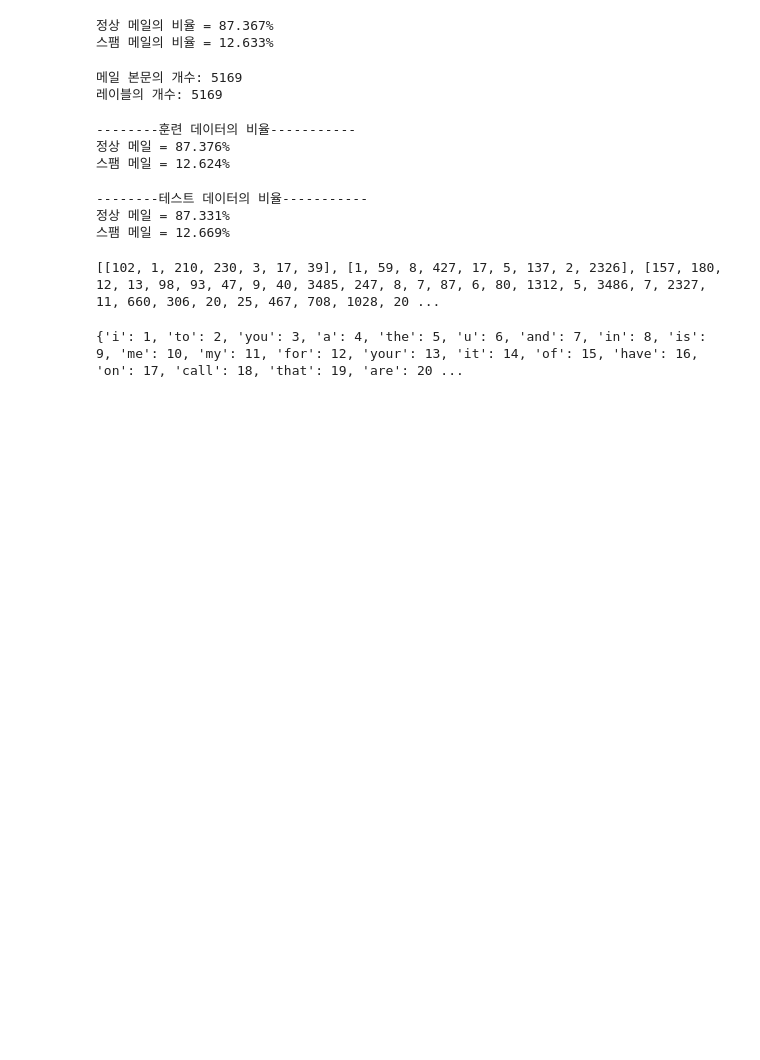
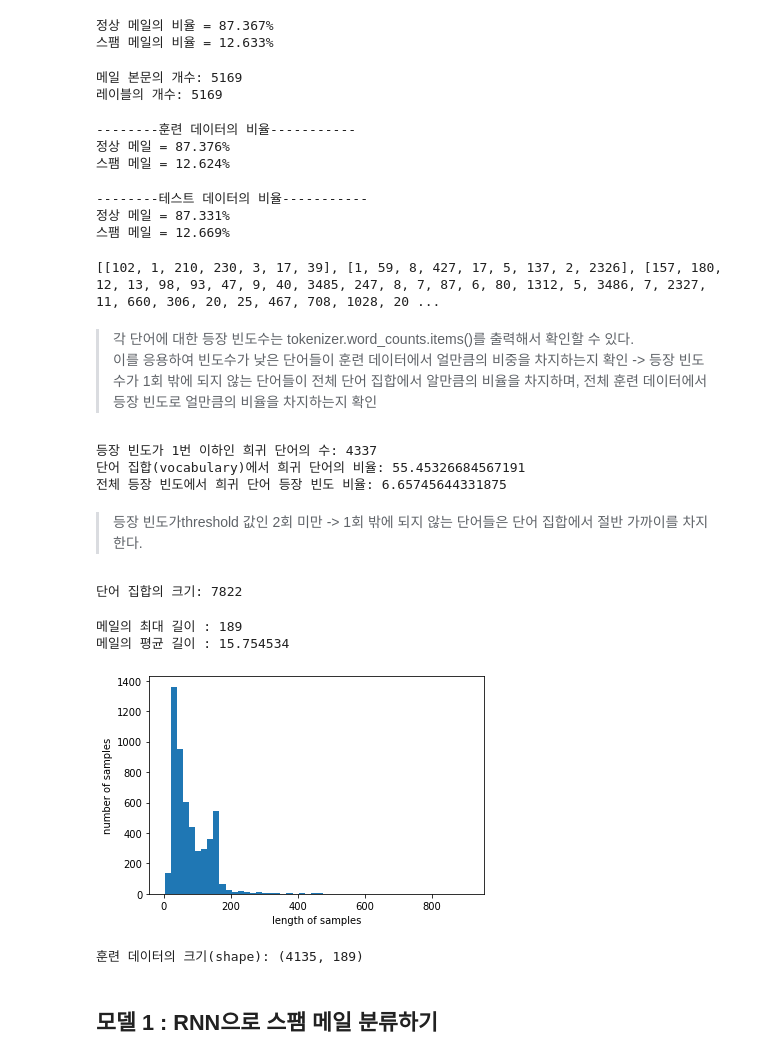
Before and after one commit to ForestEnv/YonseiSwEdu, a Jupyter notebook: SpamDetection.ipynb, the cells around one changed output. Saved outputs shown, nothing was run; the diff lists cells and outputs as text; code cells hidden in the pictures; blank space fills up the shorter version.

```diff
--- a/SpamDetection.ipynb
+++ b/SpamDetection.ipynb
@@ -126,8 +126,56 @@ X_train_encoded = tokenizer.texts_to_sequences(X_train)
 print(X_train_encoded[:5])
 # %% [output]
 [[102, 1, 210, 230, 3, 17, 39], [1, 59, 8, 427, 17, 5, 137, 2, 2326], [157, 180, 12, 13, 98, 93, 47, 9, 40, 3485, 247, 8, 7, 87, 6, 80, 1312, 5, 3486, 7, 2327, 11, 660, 306, 20, 25, 467, 708, 1028, 20 ...
-# %%
-word_to_index = tokenizer.word_index
-print(word_to_index)
-# %% [output]
-{'i': 1, 'to': 2, 'you': 3, 'a': 4, 'the': 5, 'u': 6, 'and': 7, 'in': 8, 'is': 9, 'me': 10, 'my': 11, 'for': 12, 'your': 13, 'it': 14, 'of': 15, 'have': 16, 'on': 17, 'call': 18, 'that': 19, 'are': 20 ...
+# %% [markdown]
+> 각 단어에 대한 등장 빈도수는 tokenizer.word_counts.items()를 출력해서 확인할 수 있다. <br>
+ 이를 응용하여 빈도수가 낮은 단어들이 훈련 데이터에서 얼만큼의 비중을 차지하는지 확인 -> 등장 빈도수가 1회 밖에 되지 않는 단어들이 전체 단어 집합에서 알만큼의 비율을 차지하며, 전체 훈련 데이터에서 등장 빈도로 얼만큼의 비율을 차지하는지 확인
+# %%
+word_to_index = tokenizer.word_index
+threshold = 2
+total_cnt = len(word_to_index) # 단어의 수
+rare_cnt = 0 # 등장 빈도수가 threshold보다 작은 단어의 개수를 카운트
+total_freq = 0 # 훈련 데이터의 전체 단어 빈도수 총 합
+rare_freq = 0 # 등장 빈도수가 threshold보다 작은 단어의 등장 빈도수의 총 합
+
+# 단어와 빈도수의 쌍(pair)을 key와 value로 받는다.
+for key, value in tokenizer.word_counts.items():
+    total_freq = total_freq + value
+
+    # 단어의 등장 빈도수가 threshold보다 작으면
+    if(value < threshold):
+        rare_cnt = rare_cnt + 1
+        rare_freq = rare_freq + value
+
+print('등장 빈도가 %s번 이하인 희귀 단어의 수: %s'%(threshold - 1, rare_cnt))
+print("단어 집합(vocabulary)에서 희귀 단어의 비율:", (rare_cnt / total_cnt)*100)
+print("전체 등장 빈도에서 희귀 단어 등장 빈도 비율:", (rare_freq / total_freq)*100)
+# %% [output]
+등장 빈도가 1번 이하인 희귀 단어의 수: 4337
+단어 집합(vocabulary)에서 희귀 단어의 비율: 55.45326684567191
+전체 등장 빈도에서 희귀 단어 등장 빈도 비율: 6.65745644331875
+# %% [markdown]
+> 등장 빈도가threshold 값인 2회 미만 -> 1회 밖에 되지 않는 단어들은 단어 집합에서 절반 가까이를 차지 한다.
+# %%
+vocab_size = len(word_to_index) + 1
+print('단어 집합의 크기: {}'.format((vocab_size)))
+# %% [output]
+단어 집합의 크기: 7822
+# %%
+print('메일의 최대 길이 : %d' % max(len(sample) for sample in X_train_encoded))
+print('메일의 평균 길이 : %f' % (sum(map(len, X_train_encoded))/len(X_train_encoded)))
+plt.hist([len(sample) for sample in X_data], bins=50)
+plt.xlabel('length of samples')
+plt.ylabel('number of samples')
+plt.show()
+# %% [output]
+메일의 최대 길이 : 189
+메일의 평균 길이 : 15.754534
+[figure, added]
+# %%
+max_len = 189
+X_train_padded = pad_sequences(X_train_encoded, maxlen = max_len)
+print("훈련 데이터의 크기(shape):", X_train_padded.shape)
+# %% [output]
+훈련 데이터의 크기(shape): (4135, 189)
+# %% [markdown]
+## 모델 1 : RNN으로 스팸 메일 분류하기
```
Also changed, not shown: parts of 3 cells of this notebook.
